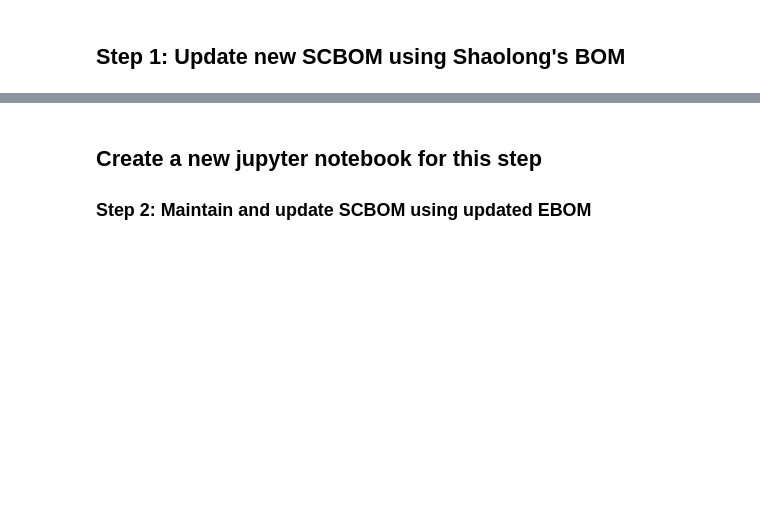
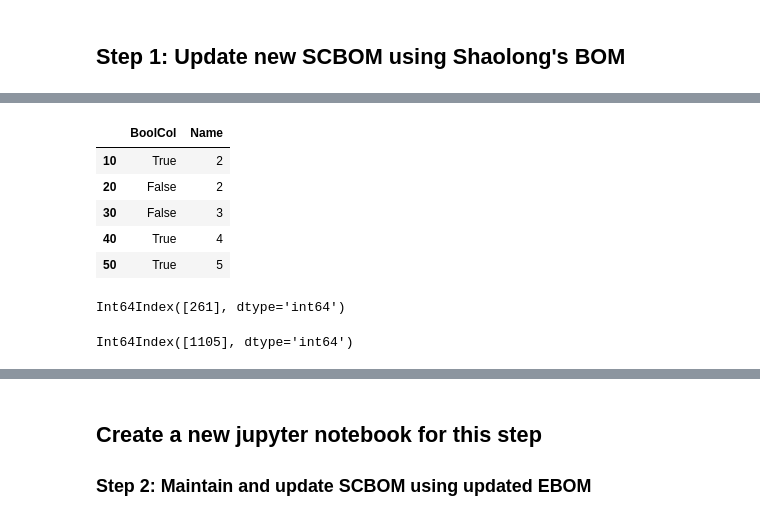
Before and after one commit to workingyifei/BOM_tool, a Jupyter notebook: create a unified supply chain BOM.ipynb, the cells around one changed output, grey strips where cells are left out. Drawn from its saved outputs; the diff is of its cells as text; code cells hidden in the pictures; blank space fills up the shorter version.

```diff
--- a/create a unified supply chain BOM.ipynb
+++ b/create a unified supply chain BOM.ipynb
@@ -216,0 +234,10 @@ dtype('O')
+# %%
+df.loc[[10], ["Name"]] = df.loc[[20], 'Name'].values
+df
+# %% [output]
+|  | BoolCol | Name |
+| 10 | True | 2 |
+| 20 | False | 2 |
+| 30 | False | 3 |
+| 40 | True | 4 |
+| 50 | True | 5 |
@@ -216,0 +267,8 @@ dtype('O')
+# %%
+print(search("AA-AF003416NN-00"))
+# %% [output]
+Int64Index([261], dtype='int64')
+# %%
+print(search("AA-YF000148NN-00"))
+# %% [output]
+Int64Index([1105], dtype='int64')
```
Also changed, not shown: parts of 29 cells of this notebook.
